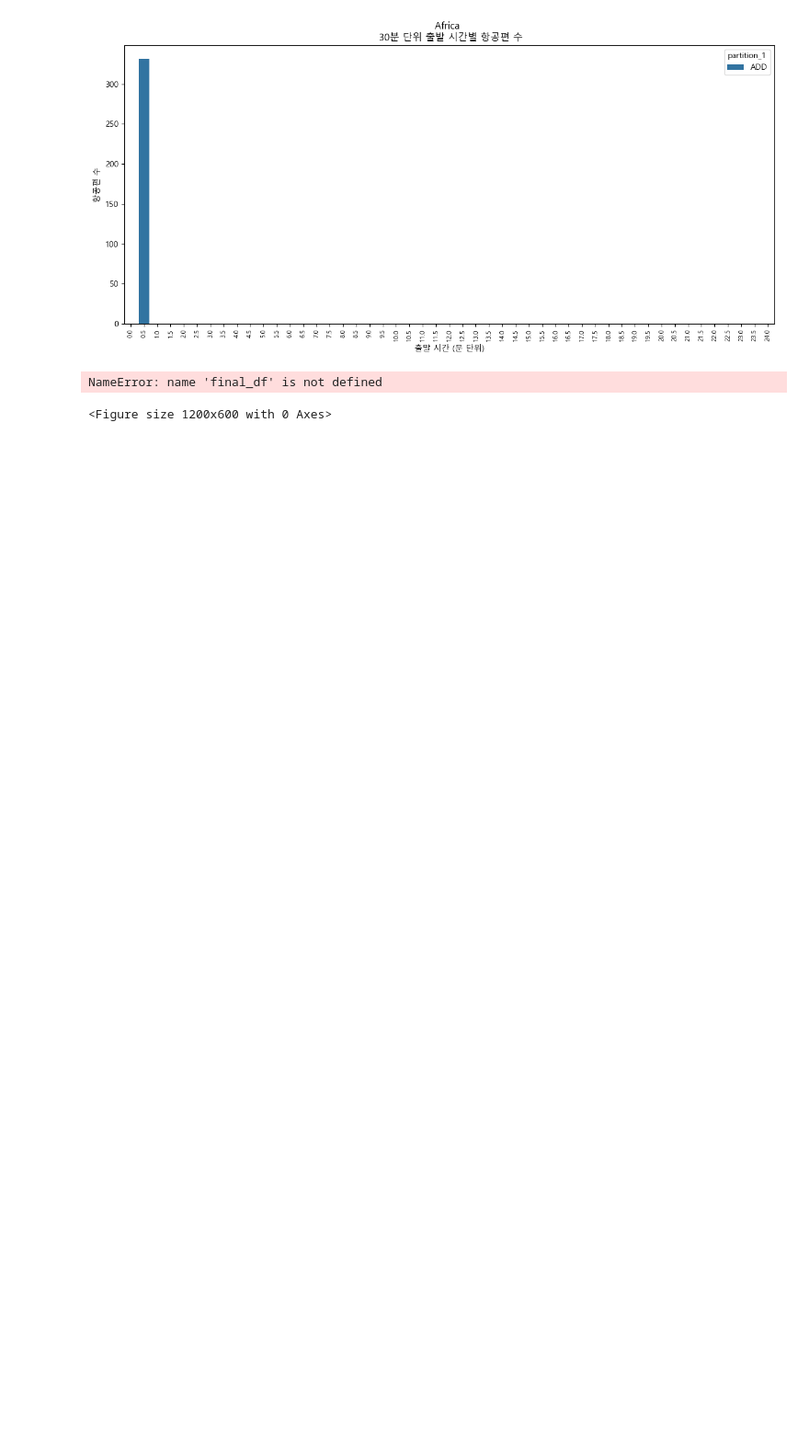
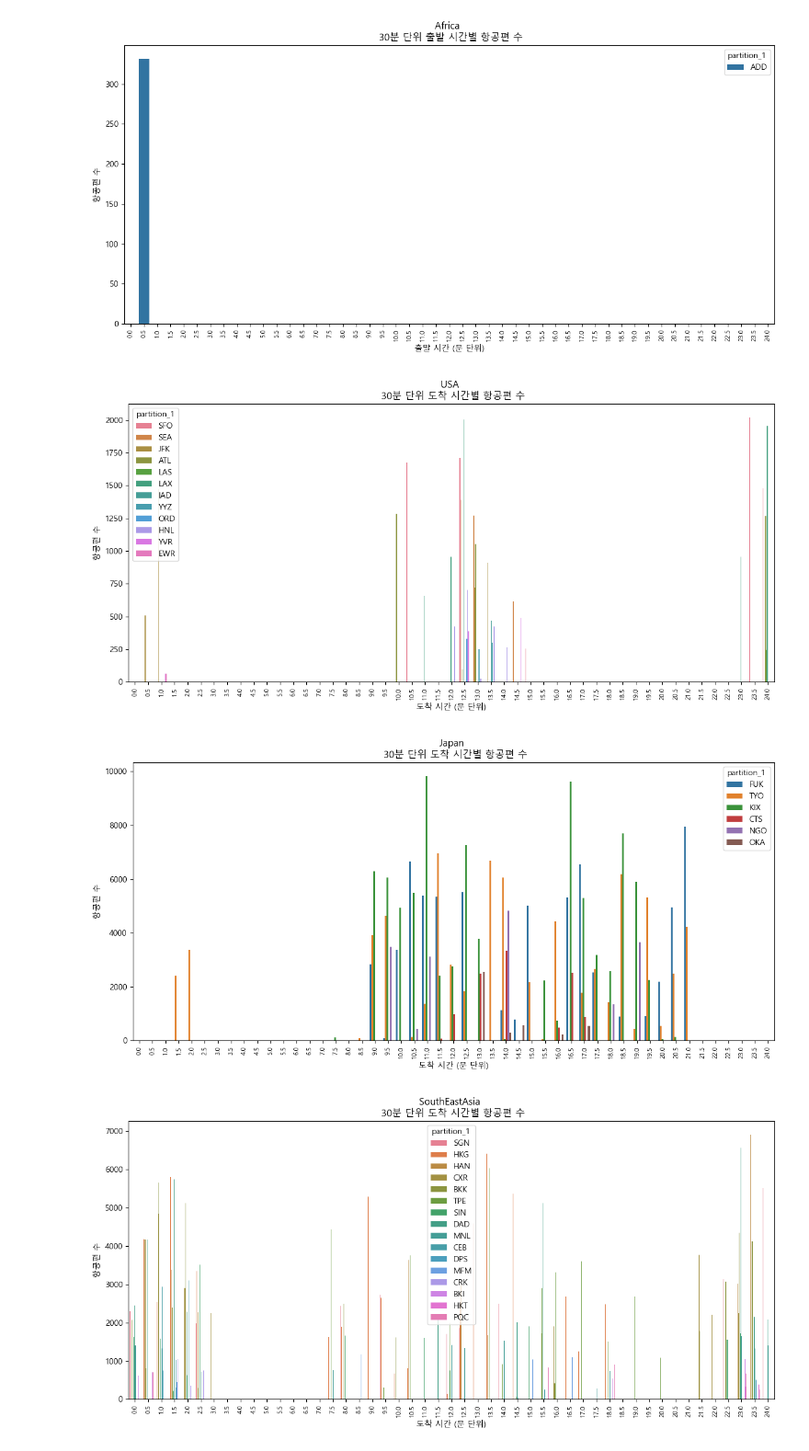
Before and after one commit to SunBinHong00/DataAnalysis, a Jupyter notebook: instantrip/eda2.ipynb, the cells around one changed output. Shown at 92% size. Cells and saved outputs as stored; diff of their text form; code cells hidden in the pictures; blank space fills up the shorter version.

```diff
--- a/instantrip/eda2.ipynb
+++ b/instantrip/eda2.ipynb
@@ -82,19 +61,46 @@ for region in merged_df['partition_0'].unique():
 [figure]
 [figure]
 [figure]
+# %%
+
+# 그룹화 및 정렬
+df = data.groupby(['partition_0', 'partition_1', 'arr_sdt_hours'])['dep_week'].count().reset_index().sort_values(['partition_1', 'arr_sdt_hours'])
+df.columns = ['partition_0', 'partition_1', 'hours', 'cnt']
+
+# 가능한 모든 시간을 포함하는 리스트 생성
+hours = np.arange(0, 24.5, 0.5)
+
+# partition_0과 partition_1의 고유한 조합 추출
+unique_combinations = data[['partition_0', 'partition_1']].drop_duplicates()
+
+# 가능한 모든 조합을 포함하는 데이터프레임 생성
+full_combinations_list = []
+for _, row in unique_combinations.iterrows():
+    for hour in hours:
+        full_combinations_list.append({'partition_0': row['partition_0'], 'partition_1': row['partition_1'], 'hours': hour})
+
+full_combinations = pd.DataFrame(full_combinations_list)
+
+# 병합 및 누락된 값을 0으로 채움
+merged_df = pd.merge(full_combinations, df, on=['partition_0', 'partition_1', 'hours'], how='left').fillna(0)
+
+# 'cnt' 열을 정수형으로 변환
+merged_df['cnt'] = merged_df['cnt'].astype(int)
 # %%
+for region in merged_df['partition_0'].unique():
 
 
-plt.figure(figsize=(12, 6))
-plt.bar(x='hours', height='cnt', data=final_df)
-plt.xlabel('출발 시간 (분 단위)')
-plt.ylabel('항공편 수')
-plt.title('30분 단위 출발 시간별 항공편 수')
-plt.xticks(ticks=hours, rotation=90, size=8)
-plt.tight_layout()
+    plt.figure(figsize=(12, 6))
+    sns.barplot(x='hours', y='cnt',hue='partition_1', data=merged_df.loc[merged_df['partition_0']==region])
+    plt.xlabel('도착 시간 (분 단위)')
+    plt.ylabel('항공편 수')
+    plt.title(f'{region} \n 30분 단위 도착 시간별 항공편 수')
+    plt.xticks(rotation=90, size=8)
+    plt.tight_layout()
 
-# 그래프 보여주기
-plt.show()
+    # 그래프 보여주기
+    plt.show()
 # %% [output]
-NameError: name 'final_df' is not defined
-<Figure size 1200x600 with 0 Axes>
+[figure, added]
+[figure, added]
+[figure, added]
```
Also changed, not shown: parts of 8 cells of this notebook.
